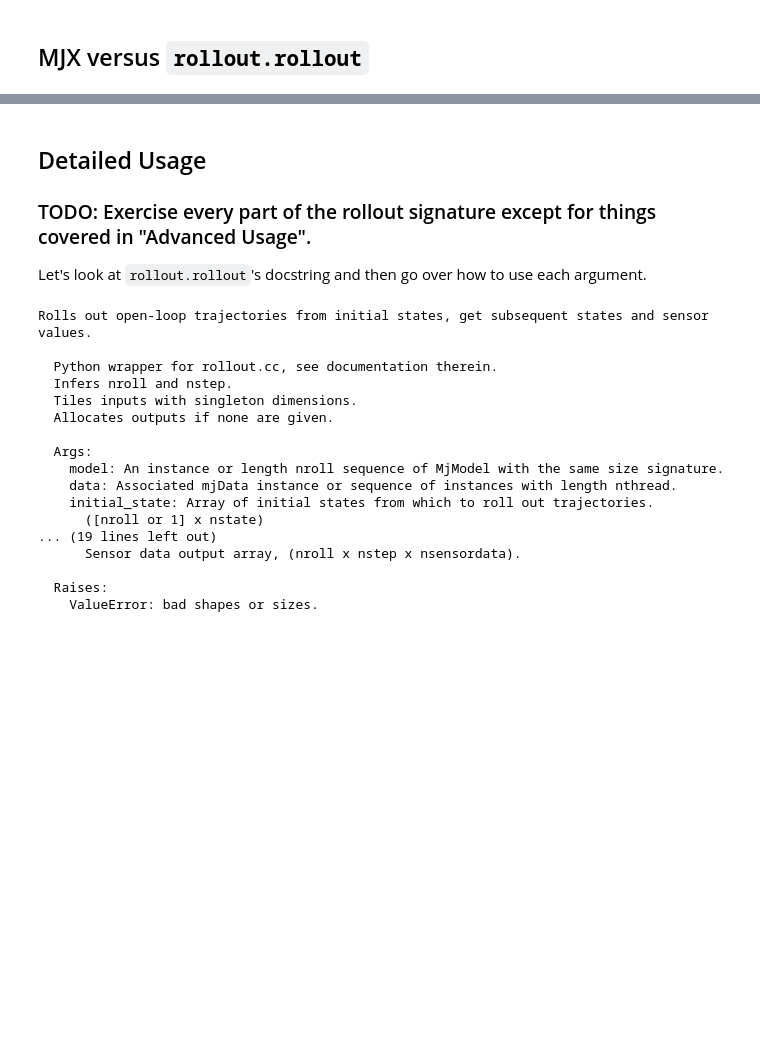
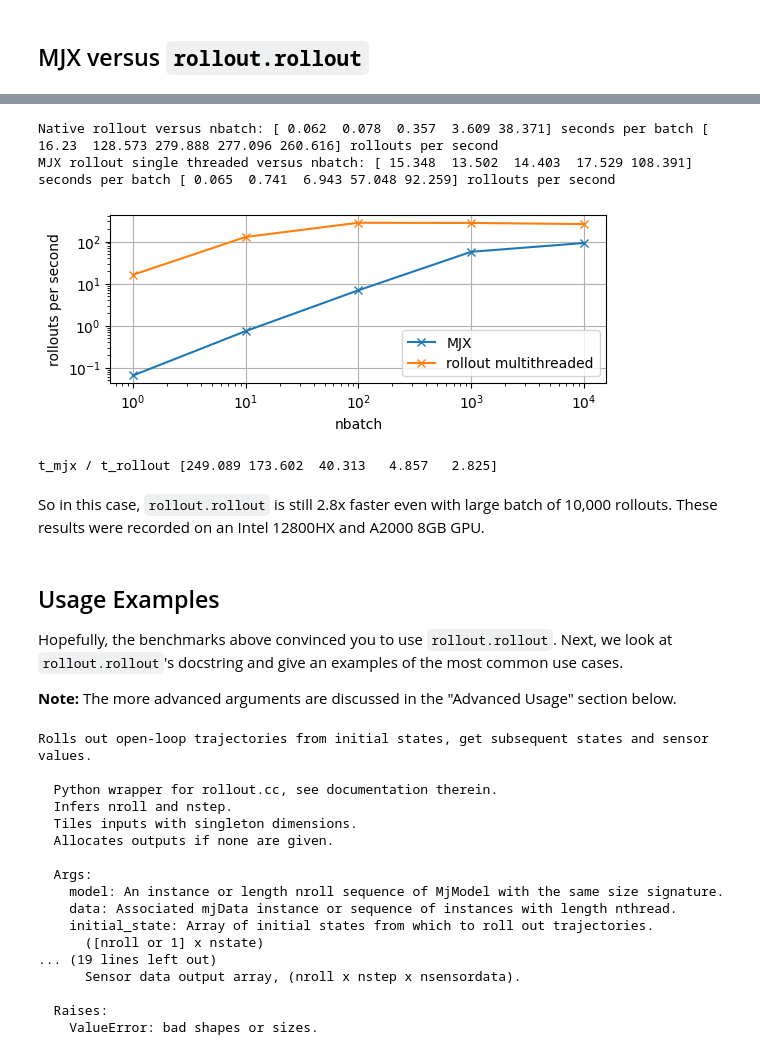
Before and after one commit to aftersomemath/mujoco, a Jupyter notebook: python/rollout.ipynb, the cells around one changed output, grey strips where cells are left out. Cells and saved outputs as stored; diff of their text form; code cells hidden in the pictures; blank space fills up the shorter version.

```diff
--- a/python/rollout.ipynb
+++ b/python/rollout.ipynb
@@ -192,14 +208,12 @@ Next lets try `rollout.rollout`. It can execute the entire batch with single cal
 # %%
-mujoco.mj_resetDataKeyframe(model, data, 0)
-initial_state = np.zeros((mujoco.mj_stateSize(model, mujoco.mjtState.mjSTATE_FULLPHYSICS),))
-mujoco.mj_getState(model, data, initial_state, mujoco.mjtState.mjSTATE_FULLPHYSICS)
-initial_states = np.tile(initial_state, (N_batch, 1))
+def native_rollout(nbatch, nstep, nthread):
+  # Get the initial condition that will be set to MjData before each rollout
+  mujoco.mj_resetDataKeyframe(model, data, 0)
+  initial_state = np.zeros((mujoco.mj_stateSize(model, mujoco.mjtState.mjSTATE_FULLPHYSICS),))
+  mujoco.mj_getState(model, data, initial_state, mujoco.mjtState.mjSTATE_FULLPHYSICS)
 
-def native_rollout_singlethreaded():
-  rollout.rollout(model, data, initial_states, nstep=int(duration / model.opt.timestep))
-
-N_timing = 1 # Number of times to run the benchmark for timing purposes
-t_native_rollout = timeit.timeit(native_rollout_singlethreaded, number=N_timing) / N_timing
-
-print('Native rollout multiple models: {:0.3e} seconds per batch {:0.2f} rollouts per second'.format(t_native_rollout, N_batch / t_native_rollout))
-print('Speedup over pure python: {:0.3f}'.format(t_python_rollout / t_native_rollout))
+  # Run the rollout
+  rollout.rollout(model,
+                  [copy.copy(data) for _ in range(nthread)], # Create one MjData per thread
+                  np.tile(initial_state, (nbatch, 1)), # Tile the initial condition nbatch times
+                  nstep=nstep)
@@ -337,8 +327,36 @@ native rollout runtime over MJX runtime: 0.380
+# %%
+nbatch = [1, 10, 100, 1000, 10000]
+t_native_nbatch = benchmark(lambda x: native_rollout(x, nominal_nstep,  nthread), nbatch, ntiming)
+t_mjx_nbatch = benchmark(lambda x: mjx_rollout(x,  nominal_nstep), nbatch, ntiming)
+
+print('Native rollout versus nbatch: {} seconds'.format(t_native_nbatch, nbatch / t_native_nbatch))
+print('MJX rollout versus nbatch:    {} seconds'.format(t_mjx_nbatch, nbatch / t_mjx_nbatch))
+# %% [output]
+Native rollout versus nbatch: [ 0.062  0.078  0.357  3.609 38.371] seconds per batch [ 16.23  128.573 279.888 277.096 260.616] rollouts per second
+MJX rollout single threaded versus nbatch: [ 15.348  13.502  14.403  17.529 108.391] seconds per batch [ 0.065  0.741  6.943 57.048 92.259] rollouts per second
+# %%
+#@title Plot Results
+plt.subplot(2,1,1)
+plt.loglog(nbatch, nbatch / t_mjx_nbatch, marker='x', label='MJX')
+plt.loglog(nbatch, nbatch / t_native_nbatch, marker='x', label='rollout multithreaded')
+plt.grid()
+plt.xlabel('nbatch')
+plt.ylabel('rollouts per second')
+plt.legend()
+plt.show()
+
+print('t_mjx / t_rollout', t_mjx_nbatch / t_native_nbatch)
+# %% [output]
+[figure, added]
+t_mjx / t_rollout [249.089 173.602  40.313   4.857   2.825]
+# %% [markdown]
+So in this case, `rollout.rollout` is still 2.8x faster even with large batch of 10,000 rollouts. These results were recorded on an Intel 12800HX and A2000 8GB GPU.
 # %% [markdown]
-## Detailed Usage
-### TODO: Exercise every part of the rollout signature except for things covered in "Advanced Usage".
+## Usage Examples
 
-Let's look at `rollout.rollout`'s docstring and then go over how to use each argument.
+Hopefully, the benchmarks above convinced you to use `rollout.rollout`. Next, we look at `rollout.rollout`'s docstring and give an examples of the most common use cases.
+
+**Note:** The more advanced arguments are discussed in the "Advanced Usage" section below.
 # %%
 print(rollout.rollout.__doc__)
 # %% [output]
```
Also changed, not shown: parts of 24 cells of this notebook.
